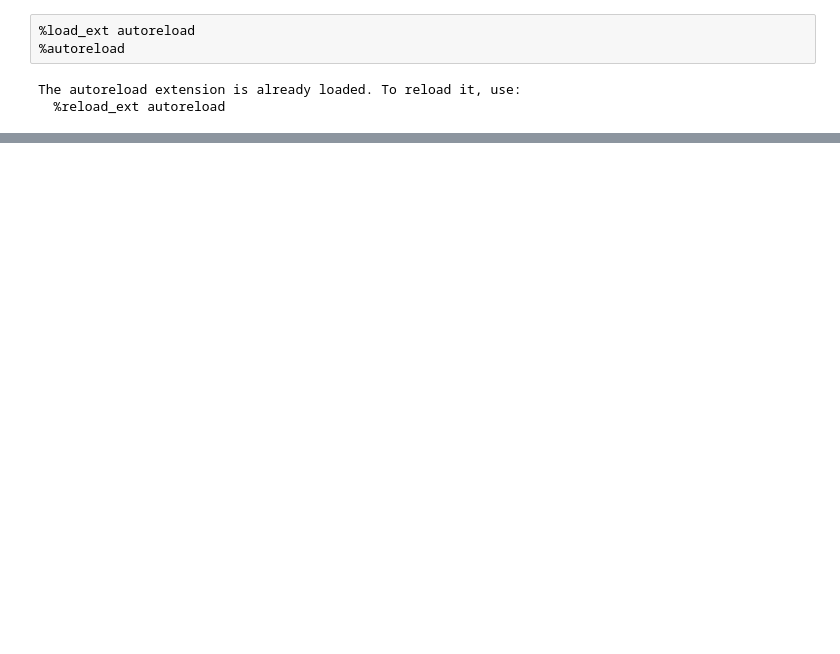
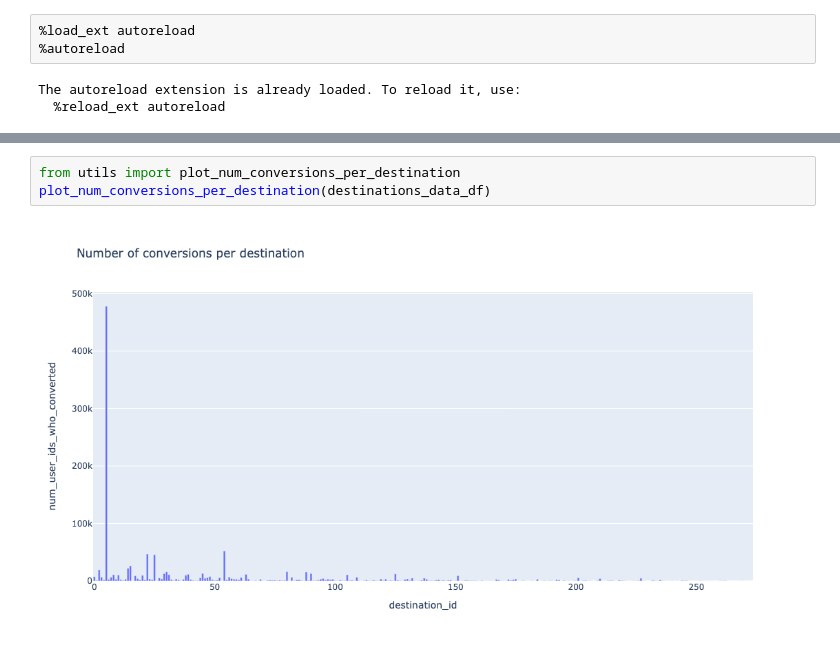
Before and after one commit to columbia/cookiemonster, a Jupyter notebook: systemx/notebooks/analysis.ipynb, the cells around one changed output, grey strips where cells are left out. Drawn from its saved outputs; the diff is of its cells as text; blank space fills up the shorter version.

```diff
--- a/systemx/notebooks/analysis.ipynb
+++ b/systemx/notebooks/analysis.ipynb
@@ -23,0 +61,5 @@ df
+# %%
+from utils import plot_num_conversions_per_destination
+plot_num_conversions_per_destination(destinations_data_df)
+# %% [output]
+[figure, added]
```
Also changed, not shown: parts of 8 cells of this notebook, 13 other files.
